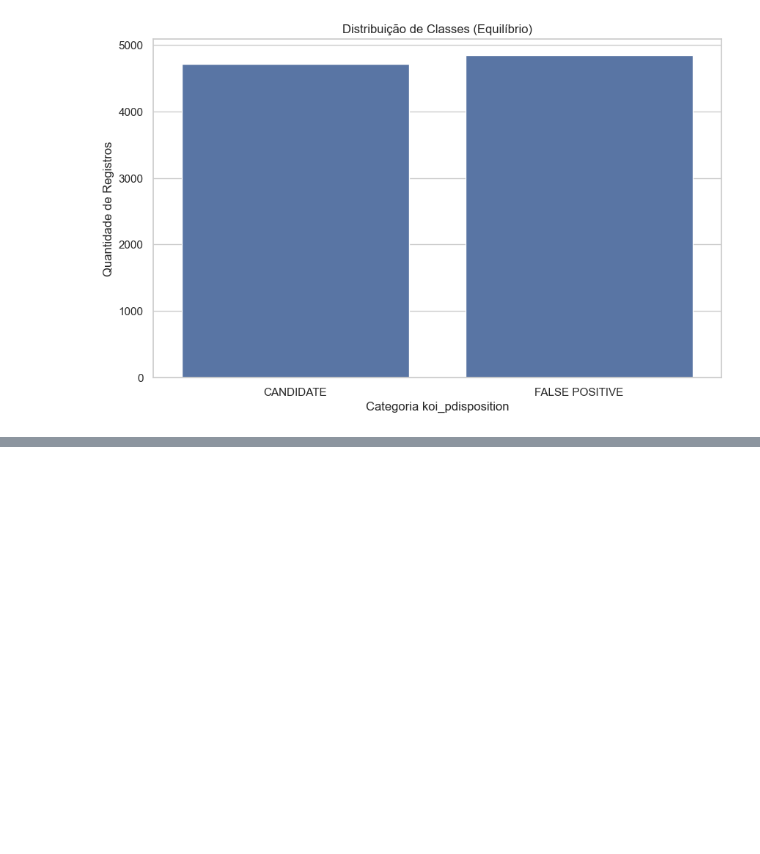
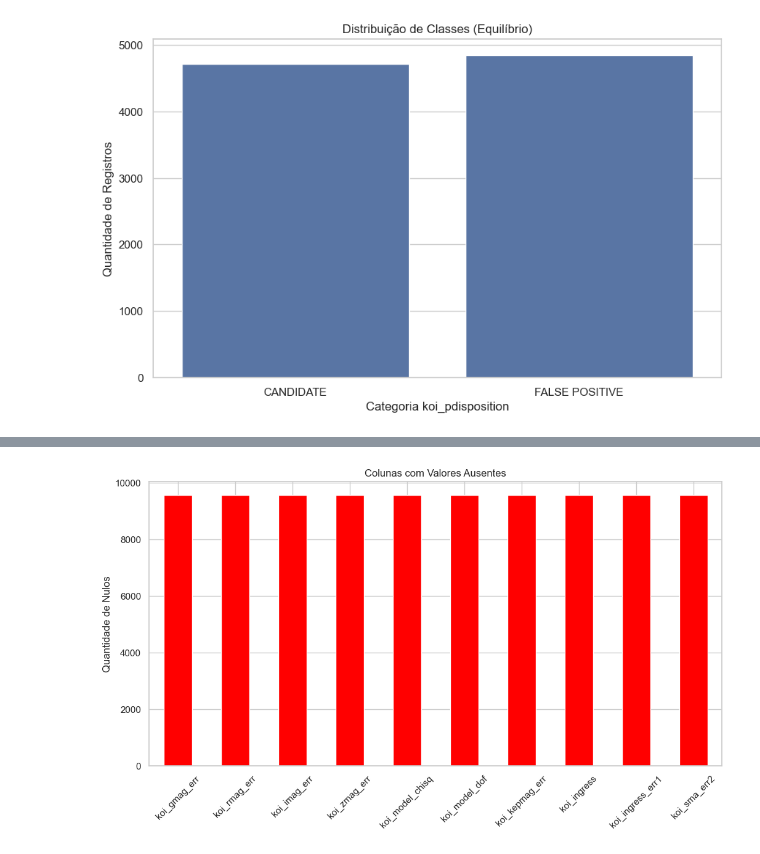
Before and after one commit to mateus-s-a/Trabalho-IA-Redes-Neurais-NASA, a Jupyter notebook: notebooks/01_eda_koi.ipynb, the cells around one changed output, grey strips where cells are left out. Drawn from its saved outputs; the diff is of its cells as text; code cells hidden in the pictures; blank space fills up the shorter version.

Commit message:
feat:Realiza limpeza nos dados com remoção de dados redundante e nulos

```diff
--- a/notebooks/01_eda_koi.ipynb
+++ b/notebooks/01_eda_koi.ipynb
@@ -158,0 +167,10 @@ plt.show()
+# %%
+# Gráfico das colunas com mais valores nulos
+plt.figure(figsize=(12, 6))
+vazios[vazios > 0].sort_values(ascending=False).head(10).plot(kind='bar', color='red')
+plt.title('Colunas com Valores Ausentes')
+plt.ylabel('Quantidade de Nulos')
+plt.xticks(rotation=45)
+plt.show()
+# %% [output]
+[figure, added]
```
Also changed, not shown: parts of 26 cells of this notebook.
